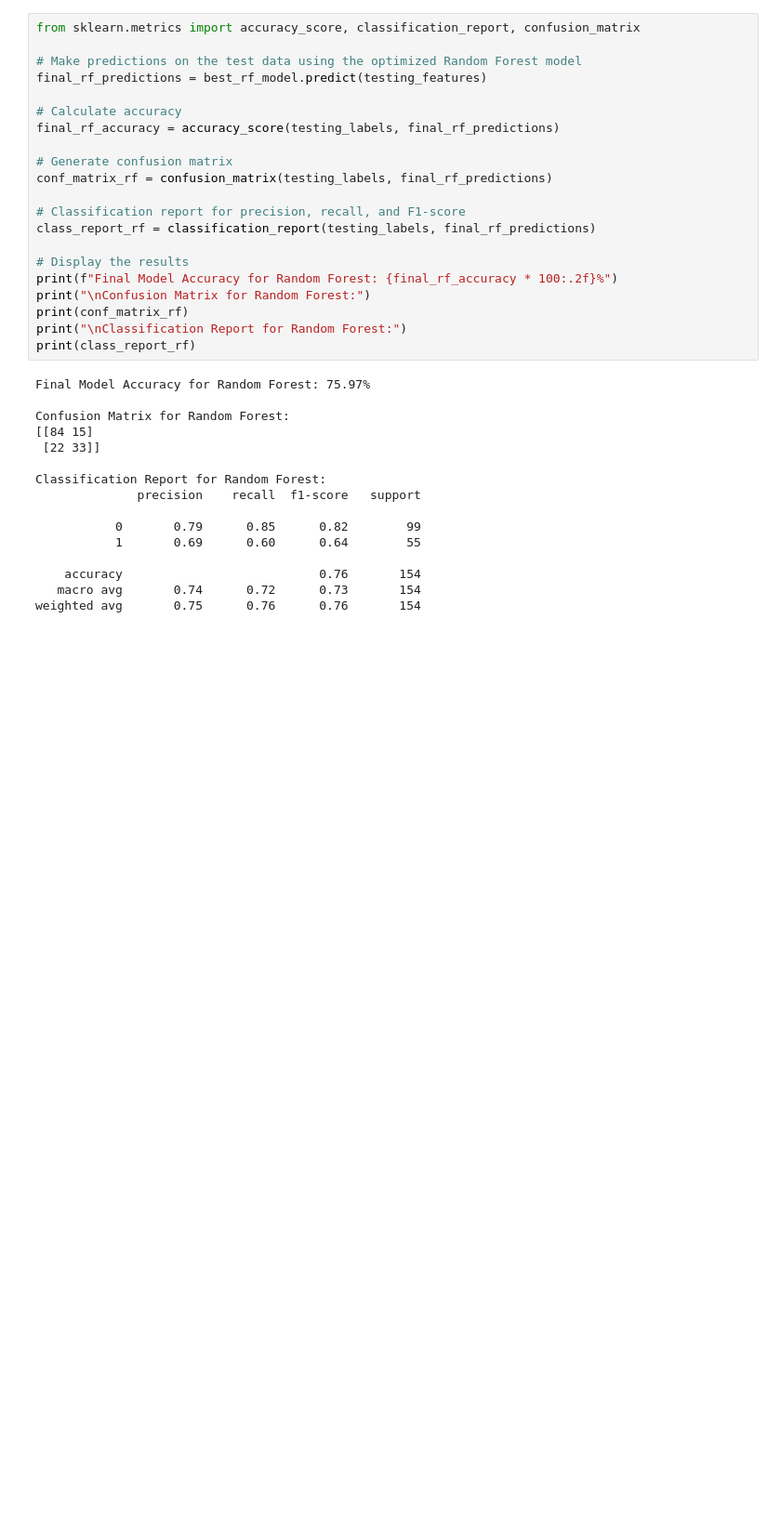
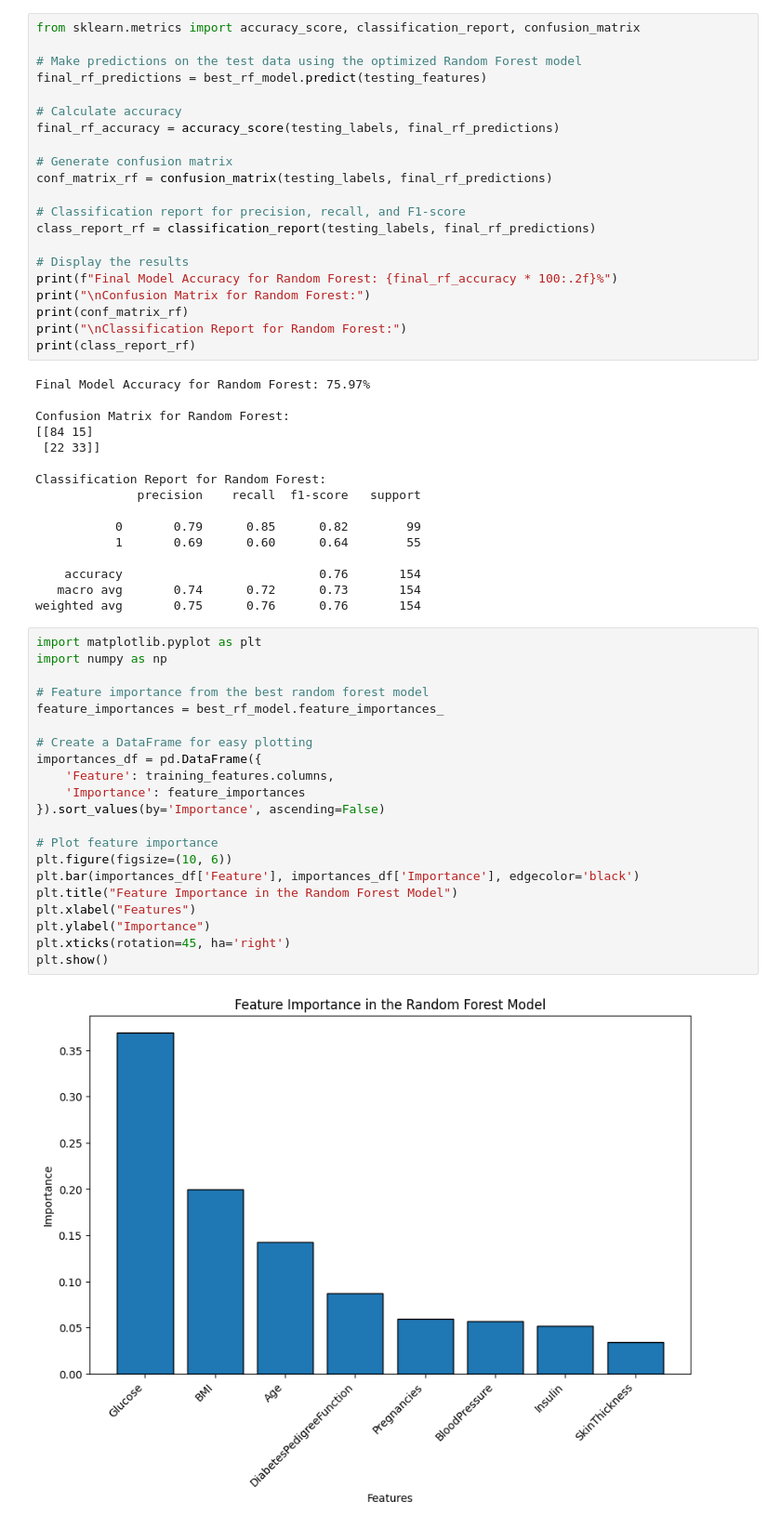
Before and after one commit to 4GeeksAcademy/tdestryk-collaboration-random-forest-project, a Jupyter notebook: src/mvp.ipynb, the cells around one changed output. Shown at 93% size. Saved outputs shown, nothing was run; the diff lists cells and outputs as text; blank space fills up the shorter version.

Commit message:
Random

```diff
--- a/src/mvp.ipynb
+++ b/src/mvp.ipynb
@@ -478,3 +480,26 @@ Classification Report for Random Forest:
     accuracy                           0.76       154
    macro avg       0.74      0.72      0.73       154
 weighted avg       0.75      0.76      0.76       154
+# %%
+import matplotlib.pyplot as plt
+import numpy as np
+
+# Feature importance from the best random forest model
+feature_importances = best_rf_model.feature_importances_
+
+# Create a DataFrame for easy plotting
+importances_df = pd.DataFrame({
+    'Feature': training_features.columns,
+    'Importance': feature_importances
+}).sort_values(by='Importance', ascending=False)
+
+# Plot feature importance
+plt.figure(figsize=(10, 6))
+plt.bar(importances_df['Feature'], importances_df['Importance'], edgecolor='black')
+plt.title("Feature Importance in the Random Forest Model")
+plt.xlabel("Features")
+plt.ylabel("Importance")
+plt.xticks(rotation=45, ha='right')
+plt.show()
+# %% [output]
+[figure, added]
```
Also changed, not shown: parts of 3 cells of this notebook.
